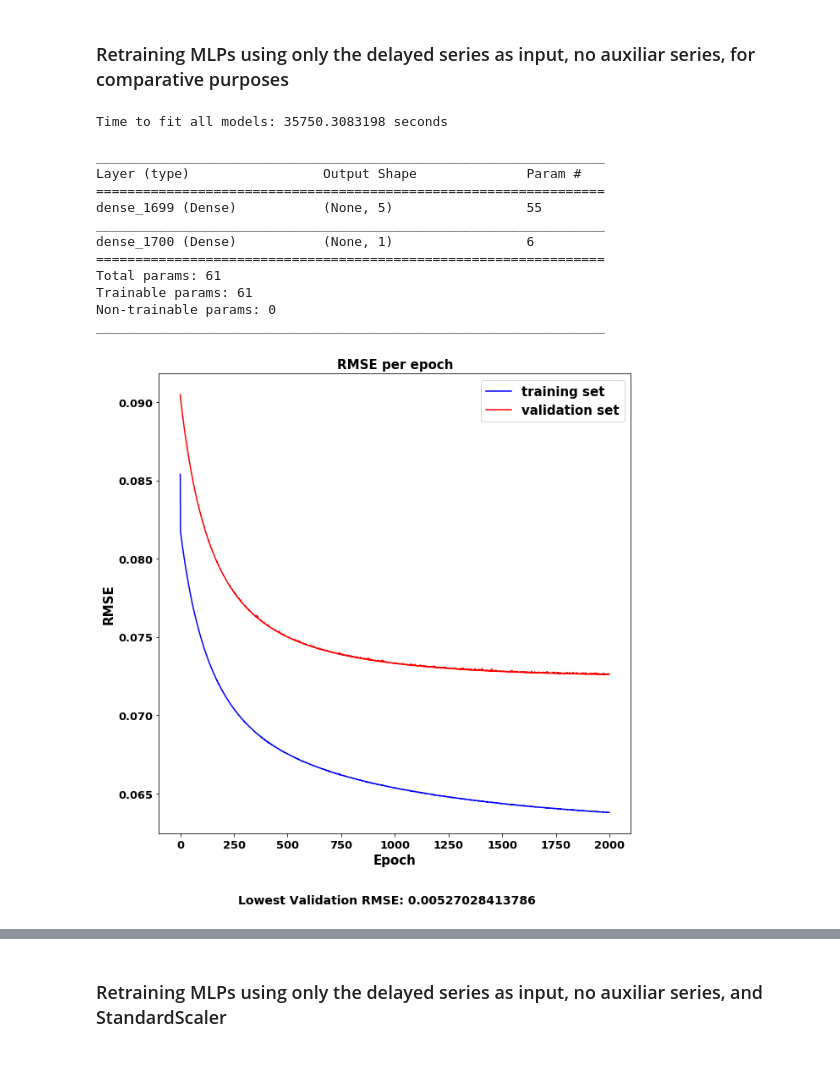
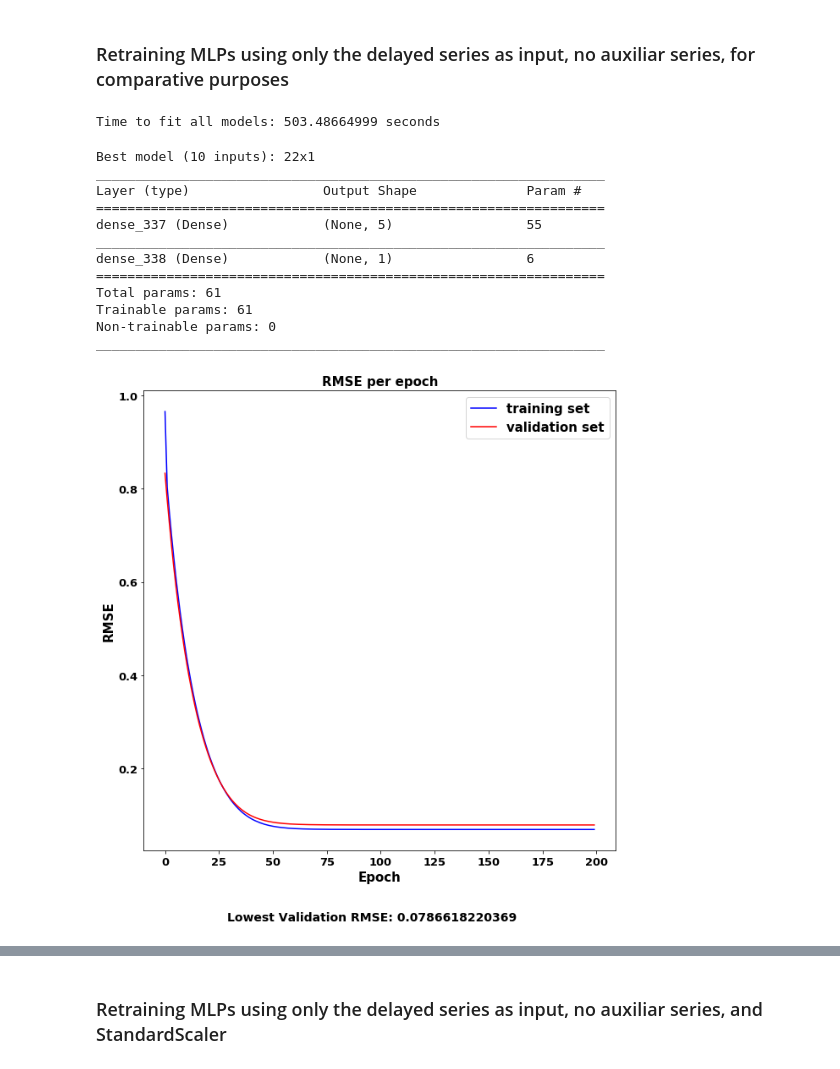
Before and after one commit to danilofrp/neural-stocks, a Jupyter notebook: notebooks/MLP.ipynb, the cells around one changed output, grey strips where cells are left out. Saved outputs shown, nothing was run; the diff lists cells and outputs as text; code cells hidden in the pictures.

Commit message:
MLP analysis run with l2 regularizer

```diff
--- a/notebooks/MLP.ipynb
+++ b/notebooks/MLP.ipynb
@@ -225,17 +223,17 @@ yNormTrain = yNormScaler.transform(yTrain)
 # %%
 inputDim = xTrain.shape[1]
 
-nFolds = 10 # number of times a topology will be trained
+nInits = 2 # number of times a topology will be trained
 maxNeuronsInHiddenLayer = 40 # upper limit for number of neurons in hidden layer
-
-# optimizer definition
-optimizer = optimizers.SGD(lr=0.003, momentum=0.00, decay=0.0, nesterov=False)
-
-# callbacks definitions
-earlyStopping = EarlyStopping(monitor='val_loss', patience=25, mode='auto')
 # %% [markdown]
 <h3>Training of MLP model</h3>
 # %%
+# optimizer definition
+optimizer = optimizers.SGD(lr=0.003, momentum=0.00, decay=0.0, nesterov=False)
+
+# callbacks definitions
+earlyStopping = EarlyStopping(monitor='val_loss', patience=25, mode='auto')
+
 init_time = time.time()
 
 bestNormValLoss = np.Inf
@@ -244,9 +242,9 @@ bestNormHiddenLayer = 1
 
 for nNeurons in range(1, maxNeuronsInHiddenLayer + 1):
     modelCheckpoint = ModelCheckpoint('./Models/PETR4_MLPi40h{}_norm.h5'.format(nNeurons), save_best_only=True)
-    for fold in range(nFolds):
-        model = Sequential([Dense(nNeurons, activation = 'tanh', input_dim = inputDim),
-                            Dense(1, activation = 'linear')
+    for init in range(nInits):
+        model = Sequential([Dense(nNeurons, activation = 'tanh', input_dim = inputDim, kernel_regularizer = regularizers.l2(0.1)),
+                            Dense(1, activation = 'linear', kernel_regularizer = regularizers.l2(0.1))
                            ])
         model.compile(optimizer = optimizer, loss = 'mean_squared_error', metrics = ['mae'])
 
@@ -401,9 +363,9 @@ bestStdHiddenLayer = 1
 
 for nNeurons in range(1, maxNeuronsInHiddenLayer + 1):
     modelCheckpointStd = ModelCheckpoint('./Models/PETR4_MLPi40h{}_std.h5'.format(nNeurons), save_best_only=True)
-    for fold in range(nFolds):
-        modelStd = Sequential([Dense(nNeurons, activation = 'tanh', input_dim = inputDim),
-                               Dense(1, activation = 'linear')
+    for init in range(nInits):
+        modelStd = Sequential([Dense(nNeurons, activation = 'tanh', input_dim = inputDim, kernel_regularizer = regularizers.l2(0.1)),
+                               Dense(1, activation = 'linear', kernel_regularizer = regularizers.l2(0.1))
                               ])
         modelStd.compile(optimizer = optimizer, loss = 'mean_squared_error', metrics = ['mae'])
 
@@ -495,7 +463,7 @@ ySimpleTrain = ySimpleScaler.transform(ySimpleTrain)
 # %%
 inputDim = xSimpleTrain.shape[1]
 
-nFolds = 10 # number of times a topology will be trained
+nInits = 2 # number of times a topology will be trained
 maxNeuronsInHiddenLayer = 10 # upper limit for number of neurons in hidden layer
 
 bestSimpleValLoss = np.Inf
@@ -506,9 +474,9 @@ init_time = time.time()
 
 for nNeurons in range(1, maxNeuronsInHiddenLayer + 1):
     modelCheckpointSimple = ModelCheckpoint('./Models/PETR4_MLPi10h{}_norm.h5'.format(nNeurons), save_best_only=True)
-    for fold in range(nFolds):
-        modelSimple = Sequential([Dense(nNeurons, activation = 'tanh', input_dim = inputDim),
-                                  Dense(1, activation = 'linear')
+    for init in range(nInits):
+        modelSimple = Sequential([Dense(nNeurons, activation = 'tanh', input_dim = inputDim, kernel_regularizer = regularizers.l2(0.1)),
+                                  Dense(1, activation = 'linear', kernel_regularizer = regularizers.l2(0.1))
                                  ])
         modelSimple.compile(optimizer = optimizer, loss = 'mean_squared_error', metrics = ['mae'])
 
@@ -530,17 +498,19 @@ end_time = time.time()
 
 print 'Time to fit all models: '+str(end_time-init_time)+' seconds'
 # %% [output]
-Time to fit all models: 35750.3083198 seconds
+Time to fit all models: 503.48664999 seconds
 # %%
+print 'Best model ({} inputs): {}x1'.format(inputDim, bestNormHiddenLayer)
 bestModelSimple = load_model('./Models/PETR4_MLPi10h{}_norm.h5'.format(bestSimpleHiddenLayer))
 bestModelSimple.summary()
 # %% [output]
+Best model (10 inputs): 22x1
 _________________________________________________________________
 Layer (type)                 Output Shape              Param #
 =================================================================
-dense_1699 (Dense)           (None, 5)                 55
+dense_337 (Dense)            (None, 5)                 55
 _________________________________________________________________
-dense_1700 (Dense)           (None, 1)                 6
+dense_338 (Dense)            (None, 1)                 6
 =================================================================
 Total params: 61
 Trainable params: 61
@@ -549,15 +519,15 @@ _________________________________________________________________
 # %%
 fig, ax = plt.subplots(figsize = (10,10), nrows = 1, ncols = 1)
 ax.set_title('RMSE per epoch')
 ax.set_xlabel('Epoch')
 ax.set_ylabel('RMSE')
 trainigSet, = ax.plot(np.sqrt(bestSimpleFitHistory.history['loss']), 'b', label = 'trainig set')
 validationSet, = ax.plot(np.sqrt(bestSimpleFitHistory.history['val_loss']), 'r', label = 'validation set')
 plt.legend(handles=[trainigSet, validationSet], labels=['training set', 'validation set'], prop={'size': 15})
-plt.figtext(0.5,  0.010, 'Lowest Validation RMSE: {}'.format(min(bestSimpleFitHistory.history['val_loss'])), size = 14, horizontalalignment = 'center')
+plt.figtext(0.5,  0.010, 'Lowest Validation RMSE: {}'.format(np.sqrt(min(bestSimpleFitHistory.history['val_loss']))), size = 14, horizontalalignment = 'center')
 fig.savefig('{}/{}.{}'.format(saveFigDir, 'PETR4_MLP_simple', 'pdf'), bbox_inches='tight')
 # %% [output]
-[figure, old version]
+[figure, new version]
 # %%
 predictionsSimple = bestModelSimple.predict(xSimpleTest)
 predictionsSimple = ySimpleScaler.inverse_transform(predictionsSimple)
```
Also changed, not shown: parts of 24 cells of this notebook.
